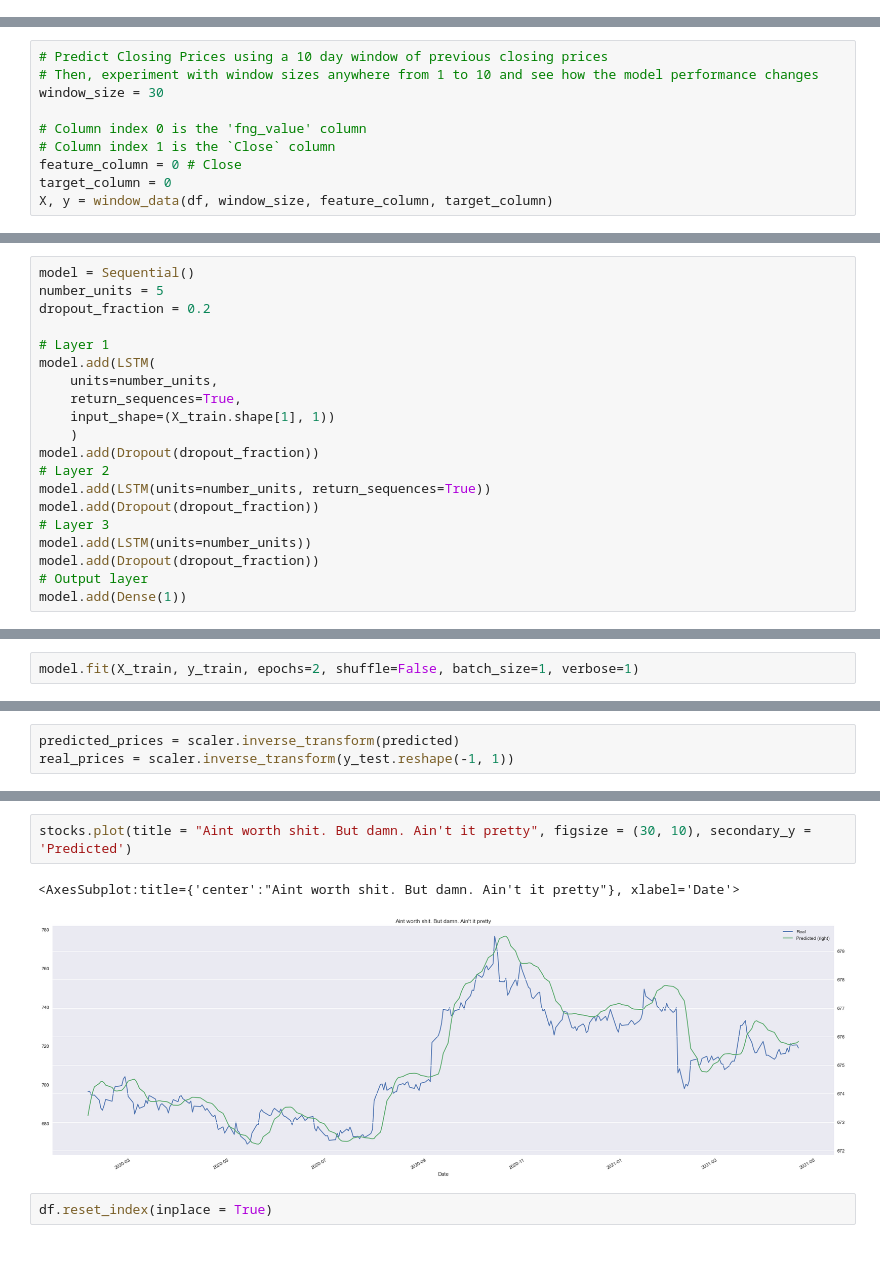
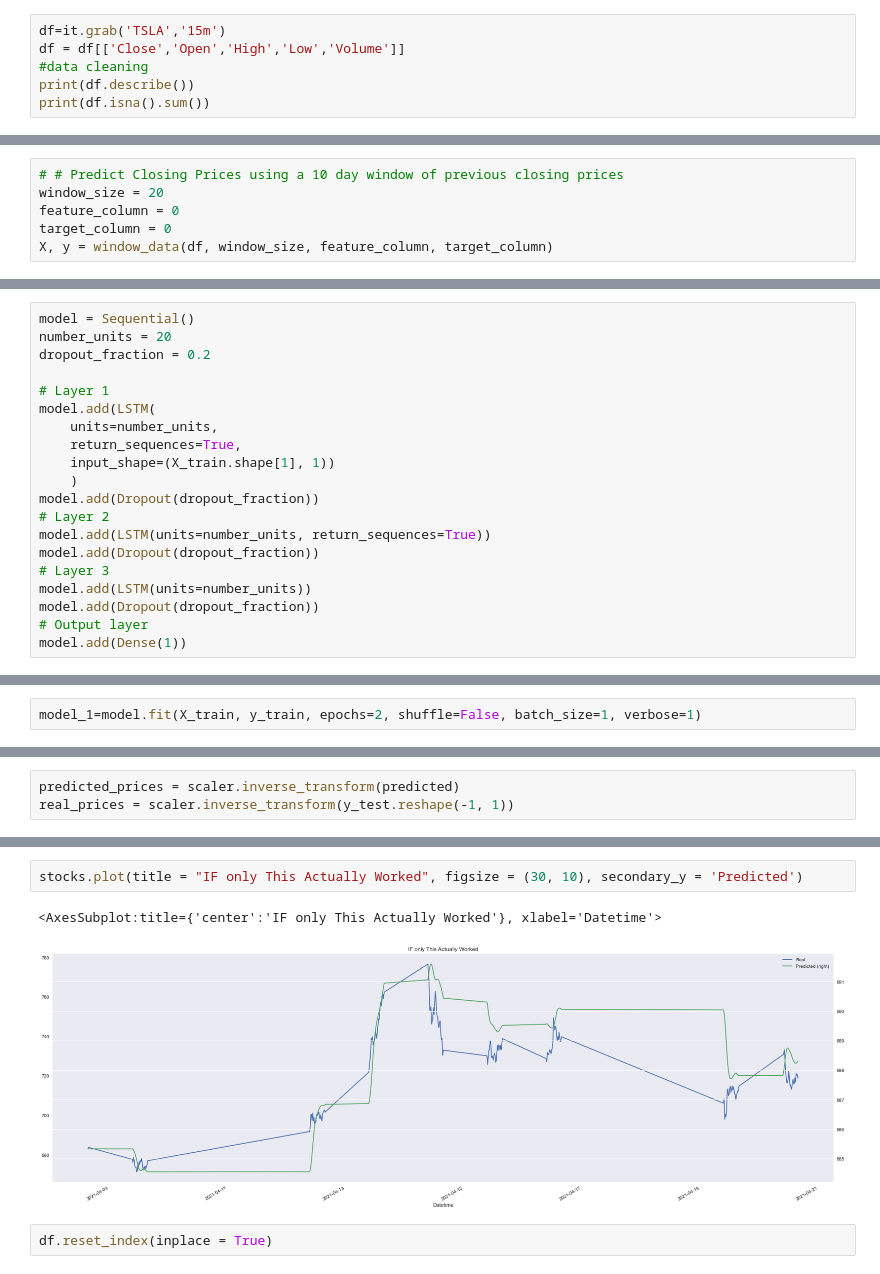
Before and after one commit to DataNinjasPro/Project_2, a Jupyter notebook: modelltsm.ipynb, the cells around one changed output, grey strips where cells are left out. Drawn from its saved outputs; the diff is of its cells as text.

```diff
--- a/modelltsm.ipynb
+++ b/modelltsm.ipynb
@@ -60,0 +20,6 @@ close_price_change = df.pct_change()
+# %%
+df=it.grab('TSLA','15m')
+df = df[['Close','Open','High','Low','Volume']]
+#data cleaning
+print(df.describe())
+print(df.isna().sum())
@@ -69,13 +51,9 @@ def window_data(df, window, feature_col_number, target_col_number):
         y.append(target)
     return np.array(X), np.array(y).reshape(-1, 1)
 # %%
-# Predict Closing Prices using a 10 day window of previous closing prices
-# Then, experiment with window sizes anywhere from 1 to 10 and see how the model performance changes
-window_size = 30
-
-# Column index 0 is the 'fng_value' column
-# Column index 1 is the `Close` column
-feature_column = 0 # Close
+# # Predict Closing Prices using a 10 day window of previous closing prices
+window_size = 20
+feature_column = 0
 target_column = 0
 X, y = window_data(df, window_size, feature_column, target_column)
 # %%
@@ -102,7 +80,7 @@ from tensorflow.keras.models import Sequential
 from tensorflow.keras.layers import LSTM, Dense, Dropout
 # %%
 model = Sequential()
-number_units = 5
+number_units = 20
 dropout_fraction = 0.2
 
 # Layer 1
@@ -143,6 +121,6 @@ Trainable params: 8,341
 Non-trainable params: 0
 _________________________________________________________________
 # %%
-model.fit(X_train, y_train, epochs=2, shuffle=False, batch_size=1, verbose=1)
+model_1=model.fit(X_train, y_train, epochs=2, shuffle=False, batch_size=1, verbose=1)
 # %% [output]
 Epoch 1/2
@@ -178,8 +163,8 @@ stocks.tail()
 # %%
-stocks.plot(title = "Aint worth shit. But damn. Ain't it pretty", figsize = (30, 10), secondary_y = 'Predicted')
+stocks.plot(title = "IF only This Actually Worked", figsize = (30, 10), secondary_y = 'Predicted')
 # %% [output]
-<AxesSubplot:title={'center':"Aint worth shit. But damn. Ain't it pretty"}, xlabel='Date'>
+<AxesSubplot:title={'center':'IF only This Actually Worked'}, xlabel='Datetime'>
-[figure, old version]
+[figure, new version]
 # %%
 df.reset_index(inplace = True)
 # %%
```
Also changed, not shown: parts of 16 cells of this notebook, 2 other files.
